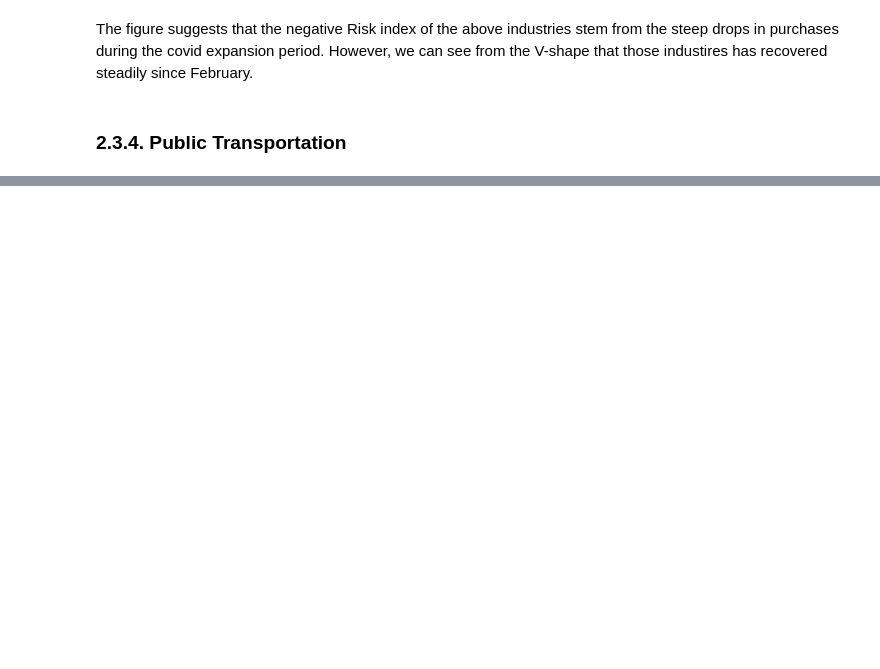
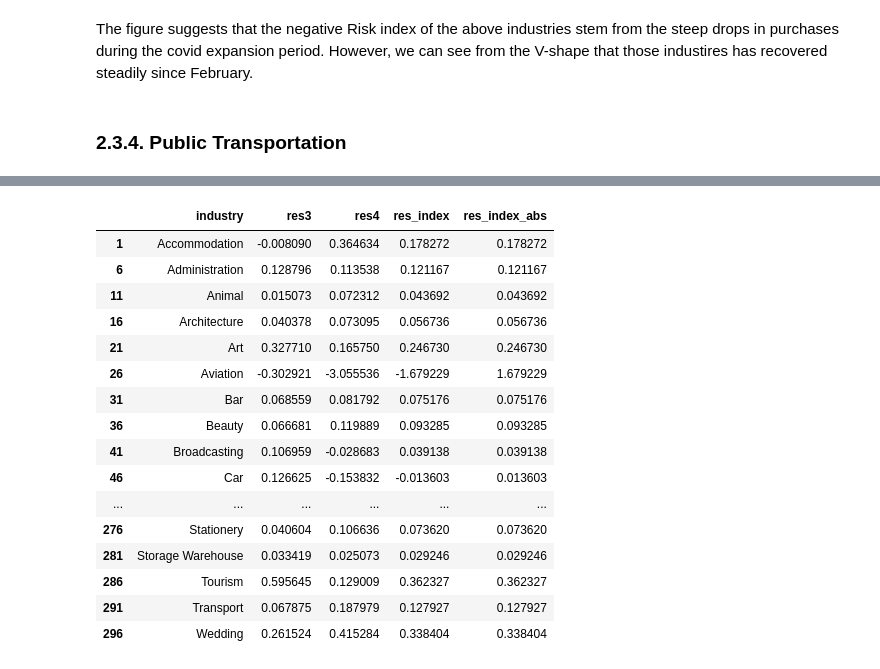
Before and after one commit to JieunKim-Econ/Covid_EDA_with_R, a Jupyter notebook: Risk-Resilience Matrix Analysis-C2.ipynb, the cells around one changed output, grey strips where cells are left out. Saved outputs shown, nothing was run; the diff lists cells and outputs as text; code cells hidden in the pictures; blank space fills up the shorter version.

```diff
--- a/Risk-Resilience Matrix Analysis-C2.ipynb
+++ b/Risk-Resilience Matrix Analysis-C2.ipynb
@@ -464,0 +500,31 @@ Contrary to the automobile industry, the public transportation industry had the
+# %%
+# Resilience Index
+
+res3 = [(x-y)/y for x,y in zip(sales[sales.month==4]['sales_amount'],sales[sales.month==3]['sales_amount'])]
+res4 = [(x-y)/y for x,y in zip(sales[sales.month==5]['sales_amount'],sales[sales.month==4]['sales_amount'])]
+res_data = pd.DataFrame({'industry':industry,'res3':res3,'res4':res4})
+
+res_data['res_index'] = (res_data.res3 + res_data.res4)/2
+res_data.loc[res_data.industry=='aviation','res_index'] = 1
+res_data['res_index_abs'] = abs((res_data.res3 + res_data.res4)/2)
+res_data.loc[res_data.industry=='aviation','res_index_abs'] =1
+
+res_data
+# %% [output]
+|  | industry | res3 | res4 | res_index | res_index_abs |
+| 1 | Accommodation | -0.008090 | 0.364634 | 0.178272 | 0.178272 |
+| 6 | Administration | 0.128796 | 0.113538 | 0.121167 | 0.121167 |
+| 11 | Animal | 0.015073 | 0.072312 | 0.043692 | 0.043692 |
+| 16 | Architecture | 0.040378 | 0.073095 | 0.056736 | 0.056736 |
+| 21 | Art | 0.327710 | 0.165750 | 0.246730 | 0.246730 |
+| 26 | Aviation | -0.302921 | -3.055536 | -1.679229 | 1.679229 |
+| 31 | Bar | 0.068559 | 0.081792 | 0.075176 | 0.075176 |
+| 36 | Beauty | 0.066681 | 0.119889 | 0.093285 | 0.093285 |
+| 41 | Broadcasting | 0.106959 | -0.028683 | 0.039138 | 0.039138 |
+| 46 | Car | 0.126625 | -0.153832 | -0.013603 | 0.013603 |
+| ... | ... | ... | ... | ... | ... |
+| 276 | Stationery | 0.040604 | 0.106636 | 0.073620 | 0.073620 |
+| 281 | Storage Warehouse | 0.033419 | 0.025073 | 0.029246 | 0.029246 |
+| 286 | Tourism | 0.595645 | 0.129009 | 0.362327 | 0.362327 |
+| 291 | Transport | 0.067875 | 0.187979 | 0.127927 | 0.127927 |
+| 296 | Wedding | 0.261524 | 0.415284 | 0.338404 | 0.338404 |
```
Also changed, not shown: parts of 24 cells of this notebook.
